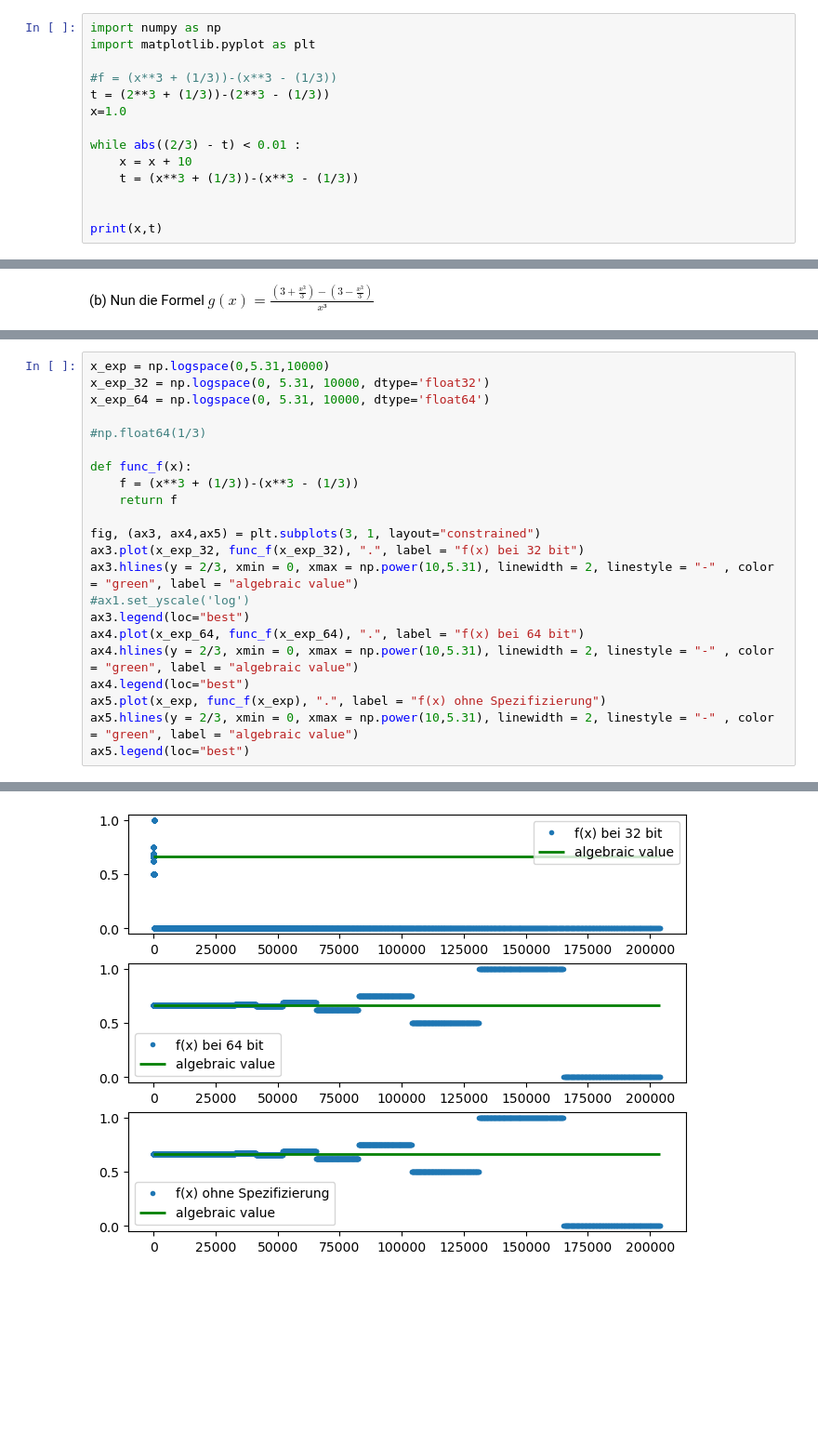
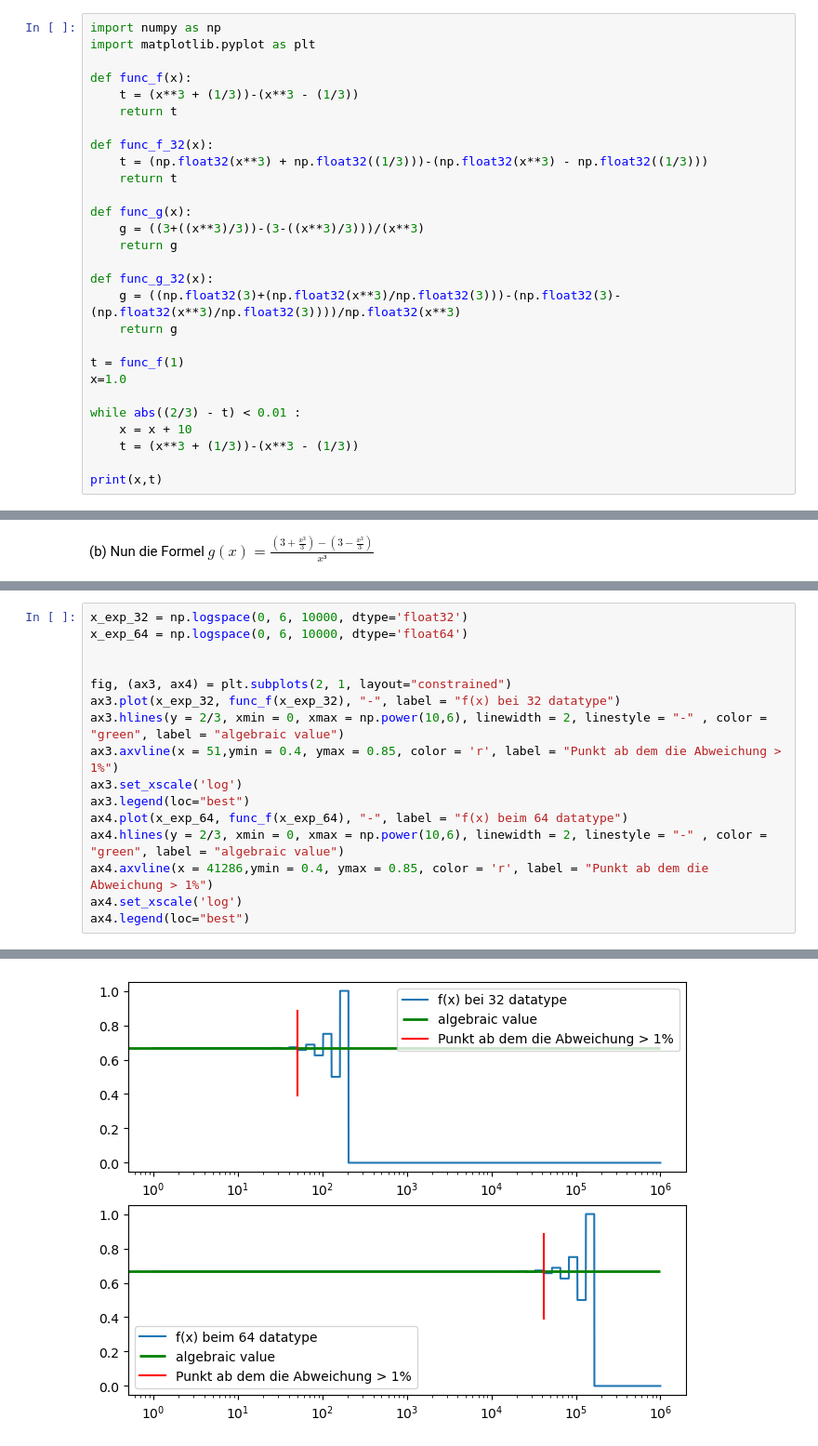
Before and after one commit to AmelieHater/SMD_A_2024, a Jupyter notebook: Blatt_01/Blatt_01_Amelie_Abgabe.ipynb, the cells around one changed output, grey strips where cells are left out. Shown at 93% size. Drawn from its saved outputs; the diff is of its cells as text; blank space fills up the shorter version.

```diff
--- a/Blatt_01/Blatt_01_Amelie_Abgabe.ipynb
+++ b/Blatt_01/Blatt_01_Amelie_Abgabe.ipynb
@@ -6,15 +6,29 @@ Wann ist die Abweichung mehr als 1 \%?
 import numpy as np
 import matplotlib.pyplot as plt
 
-#f = (x**3 + (1/3))-(x**3 - (1/3))
-t = (2**3 + (1/3))-(2**3 - (1/3))
+def func_f(x):
+    t = (x**3 + (1/3))-(x**3 - (1/3))
+    return t
+
+def func_f_32(x):
+    t = (np.float32(x**3) + np.float32((1/3)))-(np.float32(x**3) - np.float32((1/3)))
+    return t
+
+def func_g(x):
+    g = ((3+((x**3)/3))-(3-((x**3)/3)))/(x**3)
+    return g
+
+def func_g_32(x):
+    g = ((np.float32(3)+(np.float32(x**3)/np.float32(3)))-(np.float32(3)-(np.float32(x**3)/np.float32(3))))/np.float32(x**3)
+    return g
+
+t = func_f(1)
 x=1.0
 
 while abs((2/3) - t) < 0.01 :
     x = x + 10
     t = (x**3 + (1/3))-(x**3 - (1/3))
 
-
 print(x,t)
 # %% [output]
 41291.0 0.65625
@@ -118,26 +164,20 @@ np.float64(1/3)
 # %%
-x_exp = np.logspace(0,5.31,10000)
-x_exp_32 = np.logspace(0, 5.31, 10000, dtype='float32')
-x_exp_64 = np.logspace(0, 5.31, 10000, dtype='float64')
+x_exp_32 = np.logspace(0, 6, 10000, dtype='float32')
+x_exp_64 = np.logspace(0, 6, 10000, dtype='float64')
 
-#np.float64(1/3)
 
-def func_f(x):
-    f = (x**3 + (1/3))-(x**3 - (1/3))
-    return f
-
-fig, (ax3, ax4,ax5) = plt.subplots(3, 1, layout="constrained")
-ax3.plot(x_exp_32, func_f(x_exp_32), ".", label = "f(x) bei 32 bit")
-ax3.hlines(y = 2/3, xmin = 0, xmax = np.power(10,5.31), linewidth = 2, linestyle = "-" , color = "green", label = "algebraic value")
-#ax1.set_yscale('log')
+fig, (ax3, ax4) = plt.subplots(2, 1, layout="constrained")
+ax3.plot(x_exp_32, func_f(x_exp_32), "-", label = "f(x) bei 32 datatype")
+ax3.hlines(y = 2/3, xmin = 0, xmax = np.power(10,6), linewidth = 2, linestyle = "-" , color = "green", label = "algebraic value")
+ax3.axvline(x = 51,ymin = 0.4, ymax = 0.85, color = 'r', label = "Punkt ab dem die Abweichung > 1%")
+ax3.set_xscale('log')
 ax3.legend(loc="best")
-ax4.plot(x_exp_64, func_f(x_exp_64), ".", label = "f(x) bei 64 bit")
-ax4.hlines(y = 2/3, xmin = 0, xmax = np.power(10,5.31), linewidth = 2, linestyle = "-" , color = "green", label = "algebraic value")
+ax4.plot(x_exp_64, func_f(x_exp_64), "-", label = "f(x) beim 64 datatype")
+ax4.hlines(y = 2/3, xmin = 0, xmax = np.power(10,6), linewidth = 2, linestyle = "-" , color = "green", label = "algebraic value")
+ax4.axvline(x = 41286,ymin = 0.4, ymax = 0.85, color = 'r', label = "Punkt ab dem die Abweichung > 1%")
+ax4.set_xscale('log')
 ax4.legend(loc="best")
-ax5.plot(x_exp, func_f(x_exp), ".", label = "f(x) ohne Spezifizierung")
-ax5.hlines(y = 2/3, xmin = 0, xmax = np.power(10,5.31), linewidth = 2, linestyle = "-" , color = "green", label = "algebraic value")
-ax5.legend(loc="best")
 # %% [output]
 <matplotlib.legend.Legend at 0x...>
-[figure, old version]
+[figure, new version]
 # %% [markdown]
```
Also changed, not shown: parts of 24 cells of this notebook.
